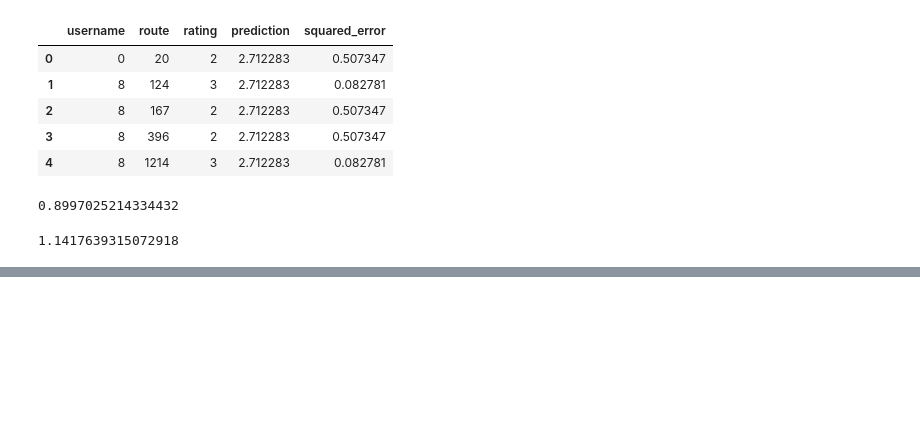
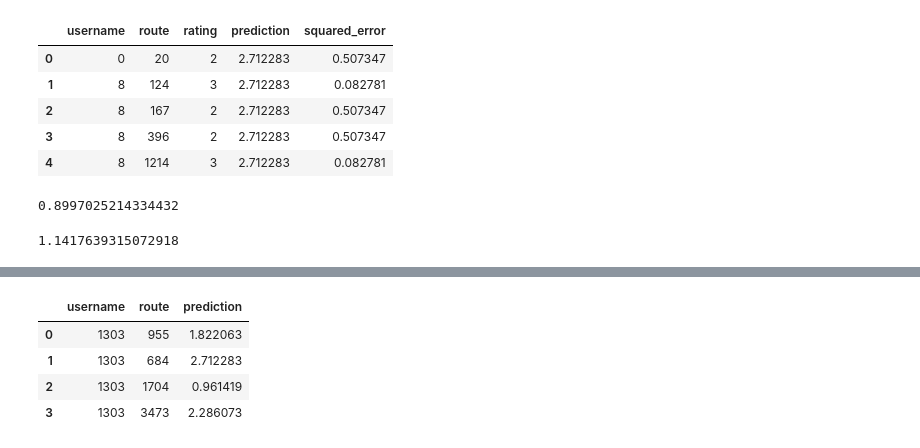
Before and after one commit to davidblaszka/redpointer, a Jupyter notebook: src/als_model.ipynb, the cells around one changed output, grey strips where cells are left out. Cells and saved outputs as stored; diff of their text form; code cells hidden in the pictures; blank space fills up the shorter version.

```diff
--- a/src/als_model.ipynb
+++ b/src/als_model.ipynb
@@ -222,0 +261,38 @@ ValueError: zero-size array to reduction operation minimum which has no identity
+# %%
+def get_route_list():
+    client = MongoClient('mongodb://localhost:27017/')
+    db = client.ratings_collection
+    ratings_collection = db.ratings_collection
+    collection = ratings_collection.find({"route": {'$exists' : True }})
+    route_list = [d['route'].encode('utf-8').lower() for d in list(collection)]
+    return route_list
+
+def find_routes_in_list(routes):
+    route_list = get_route_list()
+    # drop caps
+    routes = routes
+    routes_numeric = []
+    for route in routes:
+        if route.lower() not in route_list:
+            # remove from ratings and routes
+            routes.remove(route)
+        else:
+            routes_numeric.append(route_list.index(route.lower()))
+    return routes_numeric
+
+def build_dataframe(routes, user):
+    routes = find_routes_in_list(routes)
+    # make up username
+    data = [(1303, route) for route in routes]
+    columns = ('username', 'route')
+    return spark.createDataFrame(data, columns)
+
+routes = ['godzilla', 'Aires', 'Breakfast of Champions', 'cultureshock','bendsdsd']
+predict_df = build_dataframe(routes, ratings)
+recommender.transform(predict_df).toPandas().fillna(train_df['rating'].mean())
+# %% [output]
+|  | username | route | prediction |
+| 0 | 1303 | 955 | 1.822063 |
+| 1 | 1303 | 684 | 2.712283 |
+| 2 | 1303 | 1704 | 0.961419 |
+| 3 | 1303 | 3473 | 2.286073 |
```
Also changed, not shown: parts of 9 cells of this notebook, 2 other files.
